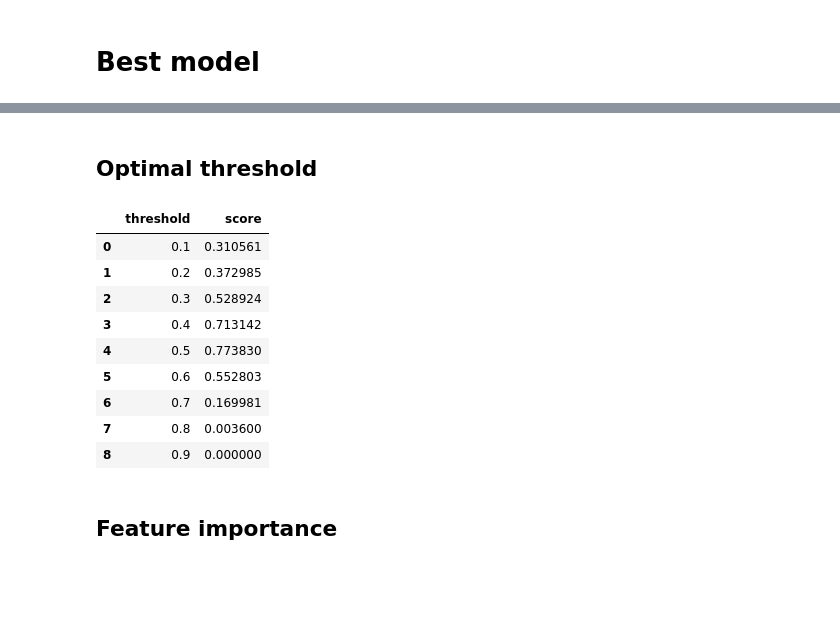
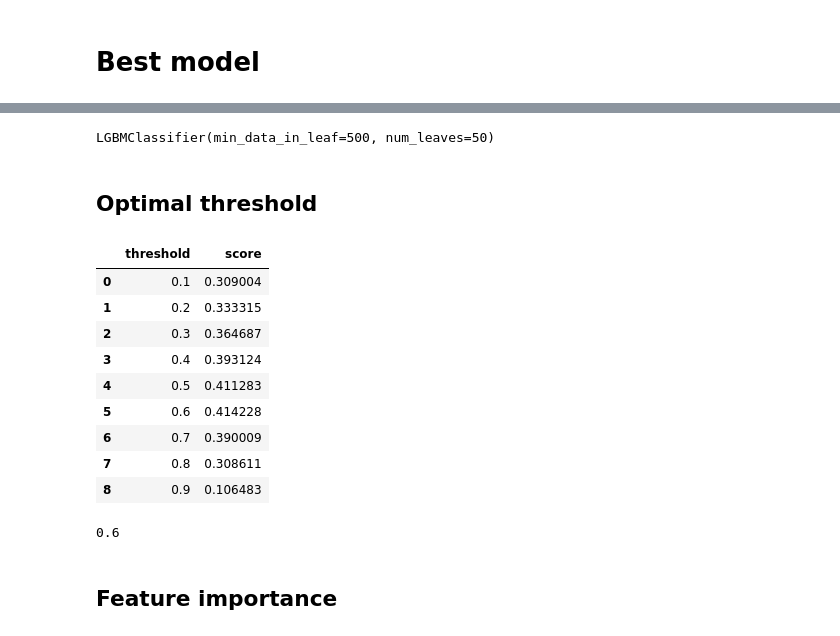
Before and after one commit to klisangn/OC-P7, a Jupyter notebook: notebooks/notebook_modelisation.ipynb, the cells around one changed output, grey strips where cells are left out. Saved outputs shown, nothing was run; the diff lists cells and outputs as text; code cells hidden in the pictures; blank space fills up the shorter version.

```diff
--- a/notebooks/notebook_modelisation.ipynb
+++ b/notebooks/notebook_modelisation.ipynb
@@ -1478,0 +1472,7 @@ RandomForestClassifier(class_weight='balanced', max_depth=10,
+# %%
+model_path = 'mlruns/966063637948665005/a2cd557f418b4b81a6f694c7dbc4d55e/artifacts/model/model.pkl'
+best_model = pickle.load(open(model_path, "rb"))
+best_model = best_model[0]
+best_model
+# %% [output]
+LGBMClassifier(min_data_in_leaf=500, num_leaves=50)
@@ -1481,29 +1487,34 @@ RandomForestClassifier(class_weight='balanced', max_depth=10,
 # %%
 thresholds = list(np.arange(0.1, 1.0, 0.1))
 thresholds_list = []
 scores_list = []
 
-y_prob = best_model.predict_proba(X_test) #ou sur train ?
+y_prob = best_model.predict_proba(X)
 
 for threshold in thresholds:
     y_pred = (y_prob[:,1]>=threshold).astype(int)
-    score = fbeta_score(y_test, y_pred, beta=2)
+    score = fbeta_score(y, y_pred, beta=2)
 
     thresholds_list.append(threshold)
     scores_list.append(score)
 
 thresholds_df = pd.DataFrame({"threshold": thresholds_list, "score": scores_list})
 thresholds_df
 # %% [output]
 |  | threshold | score |
-| 0 | 0.1 | 0.310561 |
-| 1 | 0.2 | 0.372985 |
-| 2 | 0.3 | 0.528924 |
-| 3 | 0.4 | 0.713142 |
-| 4 | 0.5 | 0.773830 |
-| 5 | 0.6 | 0.552803 |
-| 6 | 0.7 | 0.169981 |
-| 7 | 0.8 | 0.003600 |
-| 8 | 0.9 | 0.000000 |
+| 0 | 0.1 | 0.309004 |
+| 1 | 0.2 | 0.333315 |
+| 2 | 0.3 | 0.364687 |
+| 3 | 0.4 | 0.393124 |
+| 4 | 0.5 | 0.411283 |
+| 5 | 0.6 | 0.414228 |
+| 6 | 0.7 | 0.390009 |
+| 7 | 0.8 | 0.308611 |
+| 8 | 0.9 | 0.106483 |
+# %%
+opt_threshold = thresholds_df.iloc[thresholds_df['score'].idxmax()]['threshold']
+opt_threshold
+# %% [output]
+0.6
 # %% [markdown]
 ## Feature importance
```
Also changed, not shown: parts of 119 cells of this notebook.
